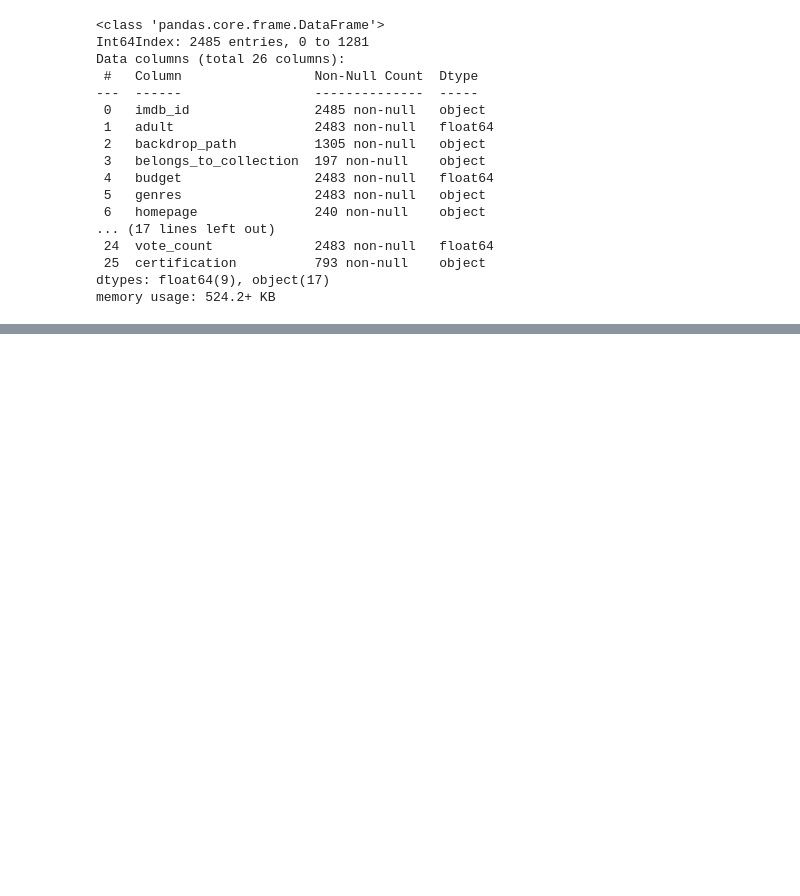
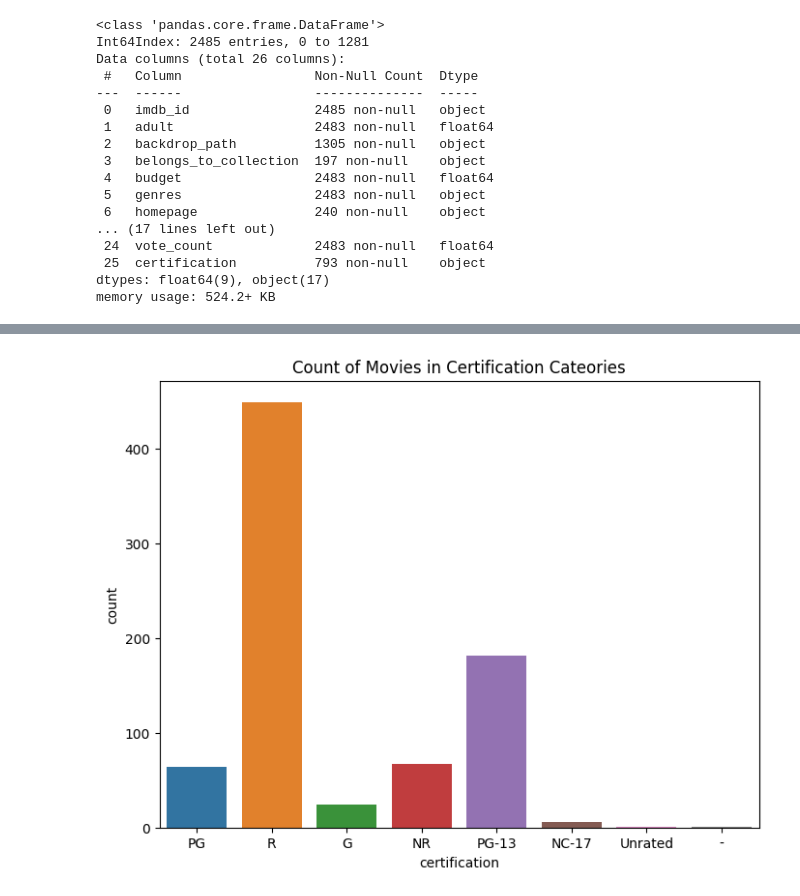
Before and after one commit to shellymduncan/Projec-3-TMDB, a Jupyter notebook: Project 3 - IMDB - Part 2-EDA..ipynb, the cells around one changed output, grey strips where cells are left out. Saved outputs shown, nothing was run; the diff lists cells and outputs as text; code cells hidden in the pictures; blank space fills up the shorter version.

```diff
--- a/Project 3 - IMDB - Part 2-EDA..ipynb
+++ b/Project 3 - IMDB - Part 2-EDA..ipynb
@@ -70,0 +84,7 @@ memory usage: 524.2+ KB
+# %%
+# how many movies are there in each of the certification categories (G/PG/PG-13/R)?
+plt.figure(figsize = (8, 6))
+sns.countplot(x = 'certification', data = new_data)
+plt.title('Count of Movies in Certification Cateories');
+# %% [output]
+[figure, added]
```
Also changed, not shown: parts of 6 cells of this notebook, 2 other files.
